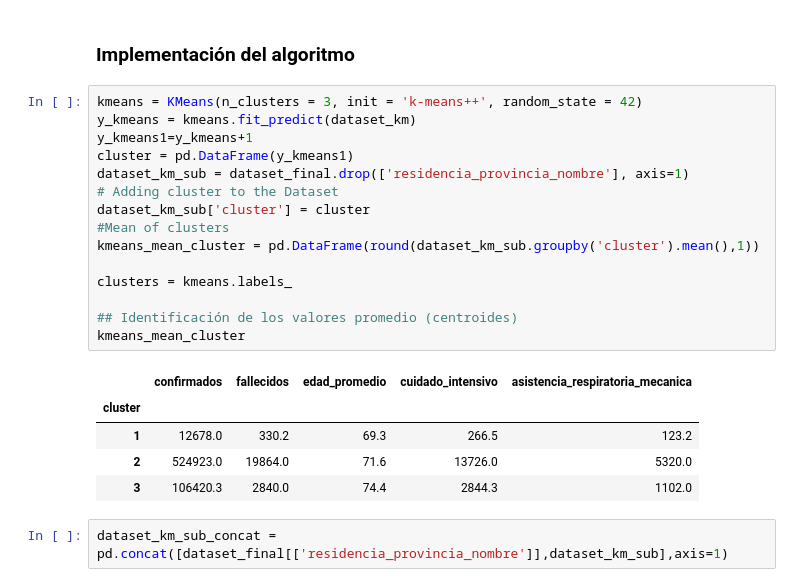
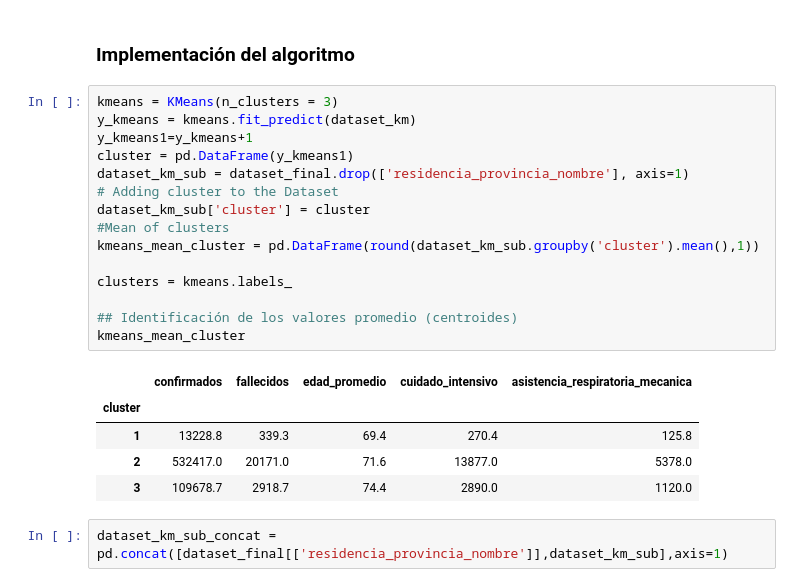
Before and after one commit to ldidone/mentoria-diplodatos, a Jupyter notebook: Practico 5/Aprendizaje_No_Supervisado.ipynb, the cells around one changed output. Drawn from its saved outputs; the diff is of its cells as text.

```diff
--- a/Practico 5/Aprendizaje_No_Supervisado.ipynb
+++ b/Practico 5/Aprendizaje_No_Supervisado.ipynb
@@ -159,26 +159,26 @@ Text(0.5, 1.0, 'Inertia of k-Means versus number of clusters')
 # %% [markdown]
 ### Implementación del algoritmo
 # %%
-kmeans = KMeans(n_clusters = 3, init = 'k-means++', random_state = 42)
+kmeans = KMeans(n_clusters = 3)
 y_kmeans = kmeans.fit_predict(dataset_km)
 y_kmeans1=y_kmeans+1
 cluster = pd.DataFrame(y_kmeans1)
 dataset_km_sub = dataset_final.drop(['residencia_provincia_nombre'], axis=1)
 # Adding cluster to the Dataset
 dataset_km_sub['cluster'] = cluster
 #Mean of clusters
 kmeans_mean_cluster = pd.DataFrame(round(dataset_km_sub.groupby('cluster').mean(),1))
 
 clusters = kmeans.labels_
 
 ## Identificación de los valores promedio (centroides)
 kmeans_mean_cluster
 # %% [output]
 |  | confirmados | fallecidos | edad_promedio | cuidado_intensivo | asistencia_respiratoria_mecanica |
 | cluster |  |  |  |  |  |
-| 1 | 12678.0 | 330.2 | 69.3 | 266.5 | 123.2 |
-| 2 | 524923.0 | 19864.0 | 71.6 | 13726.0 | 5320.0 |
-| 3 | 106420.3 | 2840.0 | 74.4 | 2844.3 | 1102.0 |
+| 1 | 13228.8 | 339.3 | 69.4 | 270.4 | 125.8 |
+| 2 | 532417.0 | 20171.0 | 71.6 | 13877.0 | 5378.0 |
+| 3 | 109678.7 | 2918.7 | 74.4 | 2890.0 | 1120.0 |
 # %%
 dataset_km_sub_concat = pd.concat([dataset_final[['residencia_provincia_nombre']],dataset_km_sub],axis=1)
 # %%
```
Also changed, not shown: parts of 7 cells of this notebook.
